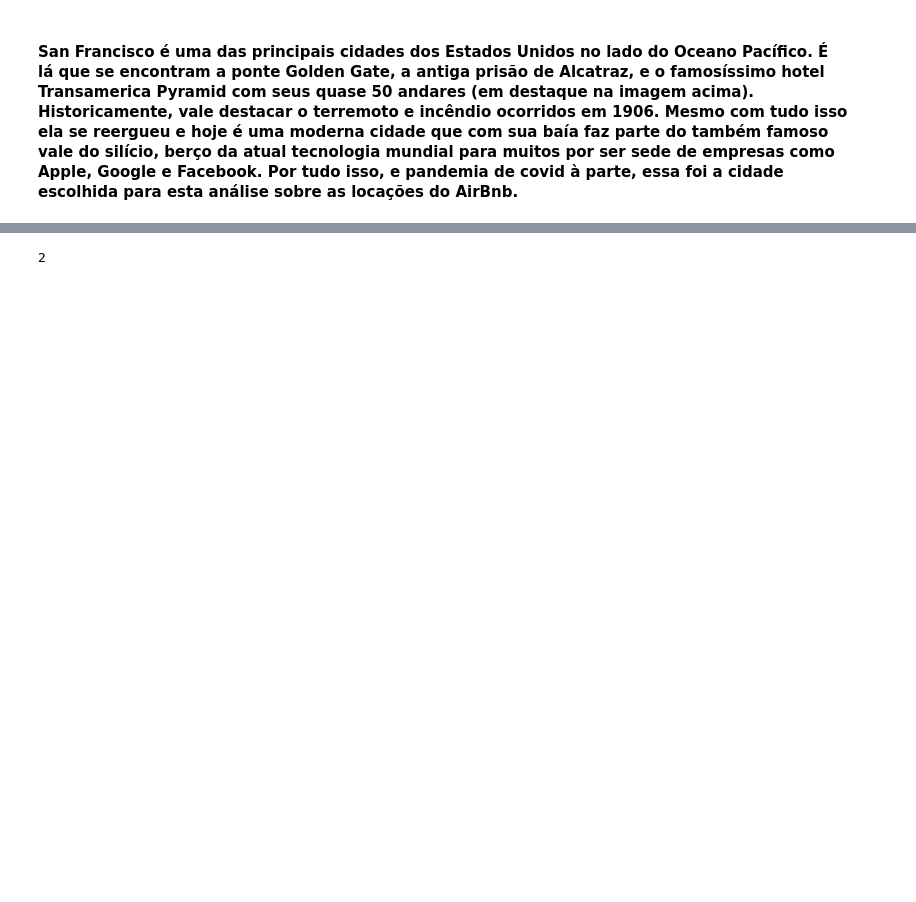
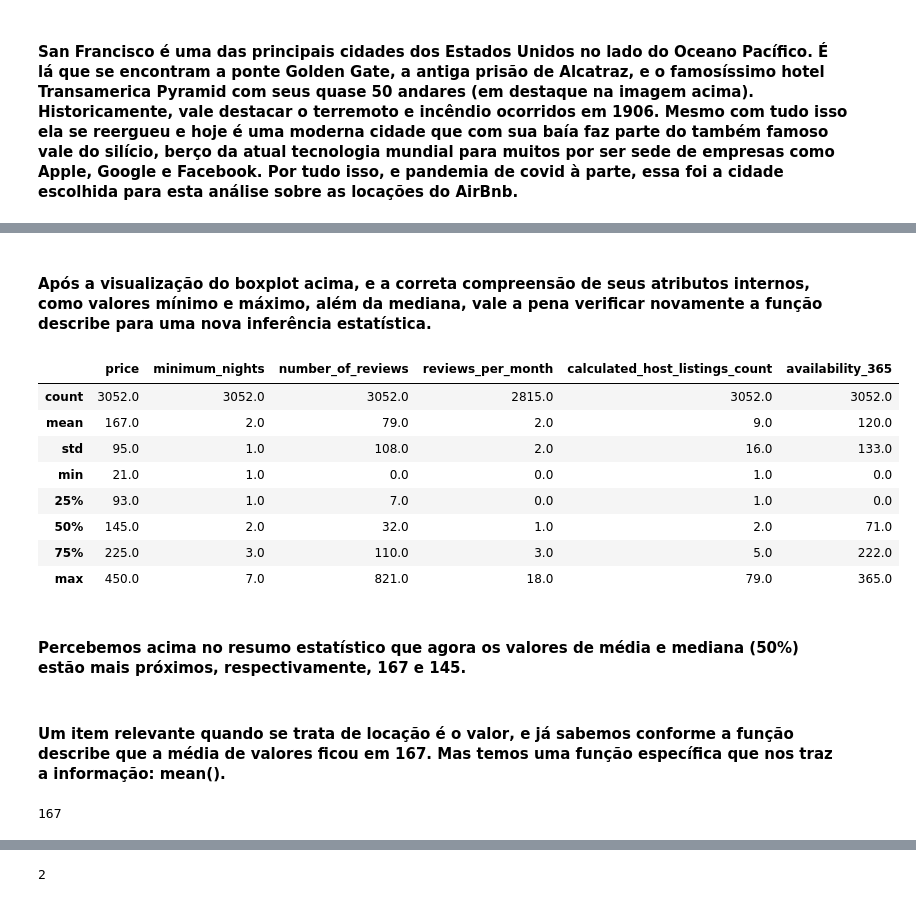
Before and after one commit to wallacecarlis/data_science, a Jupyter notebook: Projeto_de_Análise_de_dados_do_Airbnb_San_Francisco.ipynb, the cells around one changed output, grey strips where cells are left out. Cells and saved outputs as stored; diff of their text form; code cells hidden in the pictures; blank space fills up the shorter version.

```diff
--- a/Projeto_de_Análise_de_dados_do_Airbnb_San_Francisco.ipynb
+++ b/Projeto_de_Análise_de_dados_do_Airbnb_San_Francisco.ipynb
@@ -331,0 +298,25 @@ sns.heatmap(corr, cmap= "coolwarm", fmt= ".2f", square= True, linewidths= 0.1, v
+# %% [markdown]
+#### Após a visualização do **boxplot** acima, e a correta compreensão de seus atributos internos, como valores **mínimo** e **máximo**, além da **mediana**, vale a pena verificar novamente a função **describe** para uma nova inferência estatística.
+# %%
+# Exibição estatística da base de dados sem valores ausentes e outliers:
+round(df_clean[["price", "minimum_nights", "number_of_reviews", "reviews_per_month",
+    "calculated_host_listings_count", "availability_365"]].describe())
+# %% [output]
+|  | price | minimum_nights | number_of_reviews | reviews_per_month | calculated_host_listings_count | availability_365 |
+| count | 3052.0 | 3052.0 | 3052.0 | 2815.0 | 3052.0 | 3052.0 |
+| mean | 167.0 | 2.0 | 79.0 | 2.0 | 9.0 | 120.0 |
+| std | 95.0 | 1.0 | 108.0 | 2.0 | 16.0 | 133.0 |
+| min | 21.0 | 1.0 | 0.0 | 0.0 | 1.0 | 0.0 |
+| 25% | 93.0 | 1.0 | 7.0 | 0.0 | 1.0 | 0.0 |
+| 50% | 145.0 | 2.0 | 32.0 | 1.0 | 2.0 | 71.0 |
+| 75% | 225.0 | 3.0 | 110.0 | 3.0 | 5.0 | 222.0 |
+| max | 450.0 | 7.0 | 821.0 | 18.0 | 79.0 | 365.0 |
+# %% [markdown]
+#### Percebemos acima no resumo estatístico que agora os valores de **média** e **mediana (50%)** estão mais próximos, respectivamente, **167 e 145**.
+# %% [markdown]
+#### Um item relevante quando se trata de locação é o **valor**, e já sabemos conforme a função **describe** que a média de valores ficou em **167**. Mas temos uma função específica que nos traz a informação: **mean()**.
+# %%
+# Obtendo a média de valores da coluna "price":
+round(df_clean.price.mean())
+# %% [output]
+167
```
Also changed, not shown: parts of 82 cells of this notebook.
